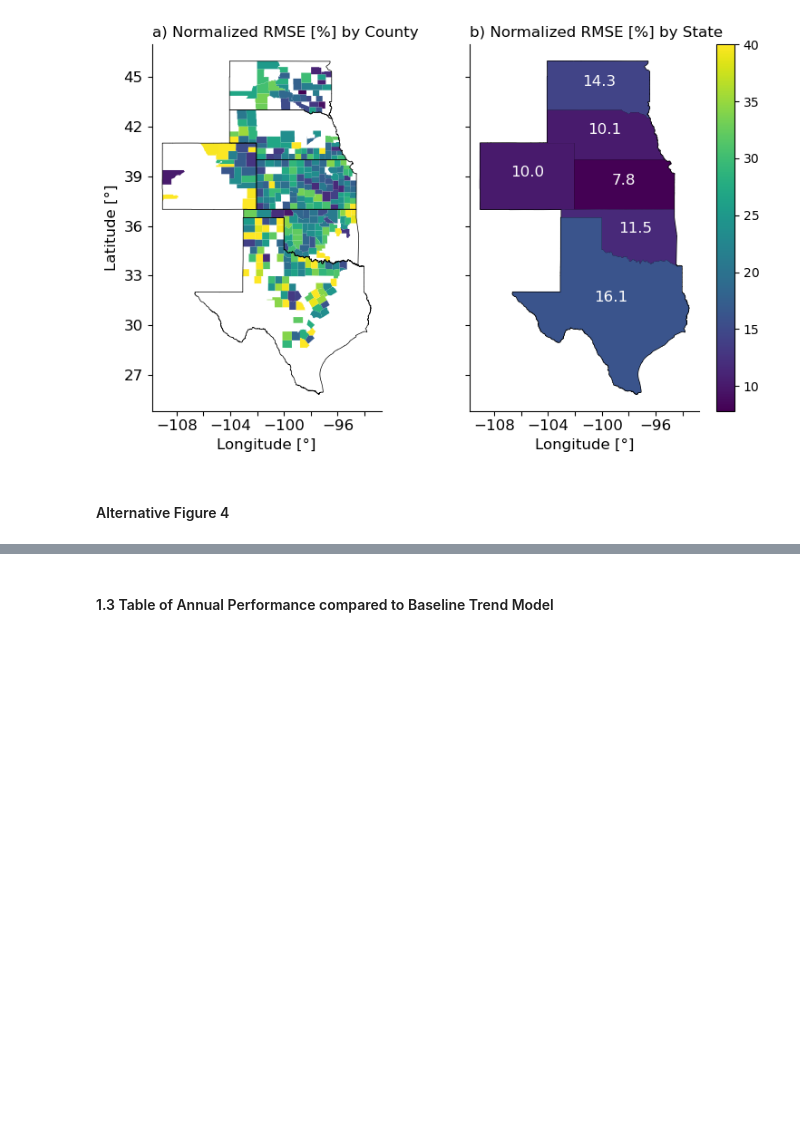
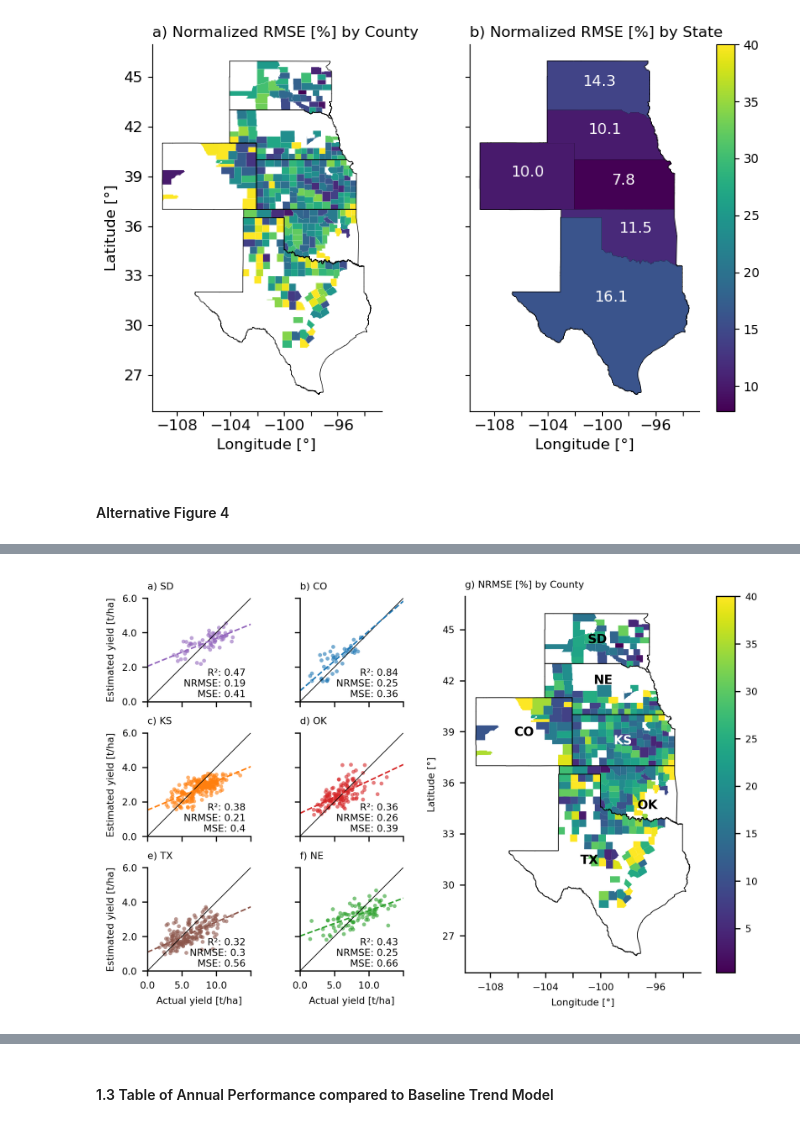
Before and after one commit to ellaampy/seasonal-yield-forecast, a Jupyter notebook: analyse_performance.ipynb, the cells around one changed output, grey strips where cells are left out. Drawn from its saved outputs; the diff is of its cells as text; code cells hidden in the pictures; blank space fills up the shorter version.

```diff
--- a/analyse_performance.ipynb
+++ b/analyse_performance.ipynb
@@ -169,6 +169,16 @@ state_rmse = state_year_level.groupby('STATEFP').apply(lambda x: np.sqrt(np.mean
 state_rmse = state_rmse.merge(state_year_level[['STATEFP', 'state_mean']].groupby("STATEFP")["state_mean"].mean().reset_index(), on='STATEFP')
 state_rmse['NRMSE'] = 100 * state_rmse['RMSE'] / state_rmse['state_mean']
 state_rmse_gdf = us_states.merge(state_rmse, on='STATEFP')
+# %%
+nrmse_counties_shape = (xy.assign(state_mean=xy.groupby("STATEFP")["yield"].transform("mean"), squared_error=lambda x: (x["yield"] - x["y_pred"])**2)
+ .groupby("adm_id").aggregate(
+     RMSE=('squared_error', lambda x: np.sqrt(np.mean(x))),
+     normalizer=('state_mean', 'first')).assign(
+         NRMSE=lambda x: 100 * x['RMSE'] / x['normalizer'])
+     .reset_index()
+ .merge(us_counties[["adm_id", "STATEFP", "geometry"]], on="adm_id", how="left"))
+
+nrmse_counties_shape = gpd.GeoDataFrame(nrmse_counties_shape, geometry='geometry')
 # %%
 # Calculate rRMSE for each county
 rmse_df = xy.groupby('adm_id').apply(lambda x: np.sqrt(np.mean((x['yield'] - x['y_pred'])**2))).reset_index(name='RMSE')
@@ -288,0 +233,90 @@ Name: NRMSE, dtype: float64
+# %%
+fontsize = 6.5
+cm = 1/2.54  # centimeters in inches
+
+states = xy["STATEFP"].unique()
+state_abbr = {"South Dakota": "SD", "Colorado": "CO", "Kansas": "KS", "Oklahoma": "OK", "Texas": "TX", "Nebraska": "NE"}
+colors = sns.color_palette("tab10", len(states))
+
+# Create subplots: 3 rows x 3 columns for 6 states + map on the right
+fig, axarr = plt.subplot_mosaic(
+    [['SD', 'CO', 'right'], ['KS', 'OK', 'right'], ['TX', 'NE', 'right']],
+    figsize=(468.3324*0.0138, (468.3324*0.0138/1.5)), width_ratios=[0.2, 0.2, 0.6]
+)
+
+# Plot for each state in its own subplot
+for i, state in enumerate(states):
+    abbr = state_abbr.get(state, state)
+    ax = axarr[abbr]
+    state_data = xy[xy["STATEFP"] == state]
+    ax.scatter(state_data["yield"], state_data["y_pred"], alpha=0.6, color=colors[i], label=abbr, s=7, linewidths=0)
+    ax.plot([0, 6], [0, 6], "black", label="1:1 line", linewidth=0.5)
+    if len(state_data) > 1:
+        slope, bias = np.polyfit(state_data["yield"], state_data["y_pred"], 1)
+        ax.plot([0, 6], [bias, slope * 6 + bias], color=colors[i], linewidth=1, linestyle="--")
+    ax.set_xlim(0, 6)
+    ax.set_ylim(0, 6)
+    # Set axis labels only for specified plots
+    if abbr in ["TX", "NE"]:
+        ax.set_xlabel("Actual yield [t/ha]", fontsize=fontsize)
+        ax.set_xticklabels(ax.get_xticks(), fontsize=fontsize)
+    else:
+        ax.set_xlabel("")
+        ax.set_xticklabels([])
+    if abbr in ["SD", "KS", "TX"]:
+        ax.set_ylabel("Estimated yield [t/ha]", fontsize=fontsize)
+        ax.set_yticklabels(ax.get_yticks(), fontsize=fontsize)
+    else:
+        ax.set_ylabel("")
+        ax.set_yticklabels([])
+    ax.set_aspect('equal', adjustable='box')
+    ax.tick_params(axis='both', labelsize=fontsize)
+    ax.spines['top'].set_visible(False)
+    ax.spines['right'].set_visible(False)
+    # Title with a), b), etc.
+    titles = {"SD": "a)", "CO": "b)", "KS": "c)", "OK": "d)", "TX": "e)", "NE": "f)"}
+    ax.set_title(f"{titles[abbr]} {abbr}", loc="left", fontsize=fontsize)
+    # Metrics
+    r2 = round(r2_score(state_data["yield"], state_data["y_pred"]), 2)
+    nrmse = round(root_mean_squared_error(state_data["yield"], state_data["y_pred"]) / state_data["yield"].mean(), 2)
+    mse = round(np.mean((state_data["yield"] - state_data["y_pred"])**2), 2)
+    ax.text(5.7, 0.15, f"R²: {r2}\nNRMSE: {nrmse}\nMSE: {mse}", fontsize=fontsize, ha='right', va='bottom')
+
+
+
+# Plot for county-level data on axd["right"]
+nrmse_counties_shape.plot(column='NRMSE', cmap='viridis', vmax=40, legend=True, ax=axarr["right"])
+us_states.plot(facecolor="none", edgecolor='black', linewidth=0.5, ax=axarr["right"])
+axarr["right"].set_title('g) NRMSE [%] by County', loc='left', fontsize=fontsize)
+axarr["right"].spines['top'].set_visible(False)
+axarr["right"].spines['right'].set_visible(False)
+axarr["right"].set_xlabel('Longitude [°]', fontsize=fontsize)
+axarr["right"].set_ylabel('Latitude [°]', fontsize=fontsize)
+axarr["right"].xaxis.set_major_locator(plt.MaxNLocator(integer=True))
+for label in axarr["right"].get_xticklabels()[::2]:
+    label.set_visible(False)
+axarr["right"].yaxis.set_major_locator(plt.MaxNLocator(integer=True))
+axarr["right"].tick_params(axis='both', labelsize=fontsize)
+cbar = axarr["right"].get_figure().get_axes()[-1]
+cbar.tick_params(labelsize=fontsize)
+
+# Add state abbreviation text to each state polygon
+for idx, row in us_states.iterrows():
+    abbr = state_abbr.get(row["STATEFP"], row["STATEFP"])
+    centroid = row["geometry"].centroid
+    # Adjust TX and OK positions
+    if abbr == "TX":
+        axarr["right"].text(centroid.x - 1.5, centroid.y, abbr, ha='center', va='center', fontsize=fontsize+2, color='black', weight='bold')
+    elif abbr == "OK":
+        axarr["right"].text(centroid.x + 0.9, centroid.y - 0.9, abbr, ha='center', va='center', fontsize=fontsize+2, color='black', weight='bold')
+    elif abbr == "NE":
+        axarr["right"].text(centroid.x, centroid.y + 0.5, abbr, ha='center', va='center', fontsize=fontsize+2, color='black', weight='bold')
+    elif abbr == "KS":
+        axarr["right"].text(centroid.x, centroid.y, abbr, ha='center', va='center', fontsize=fontsize+2, color='white', weight='bold')
+    else:
+        axarr["right"].text(centroid.x, centroid.y, abbr, ha='center', va='center', fontsize=fontsize+2, color='black', weight='bold')
+
+plt.tight_layout()
+plt.savefig("figure5.png", dpi=300, bbox_inches='tight')
+# %% [output]
+[figure, added]
```
Also changed, not shown: parts of 8 cells of this notebook.
